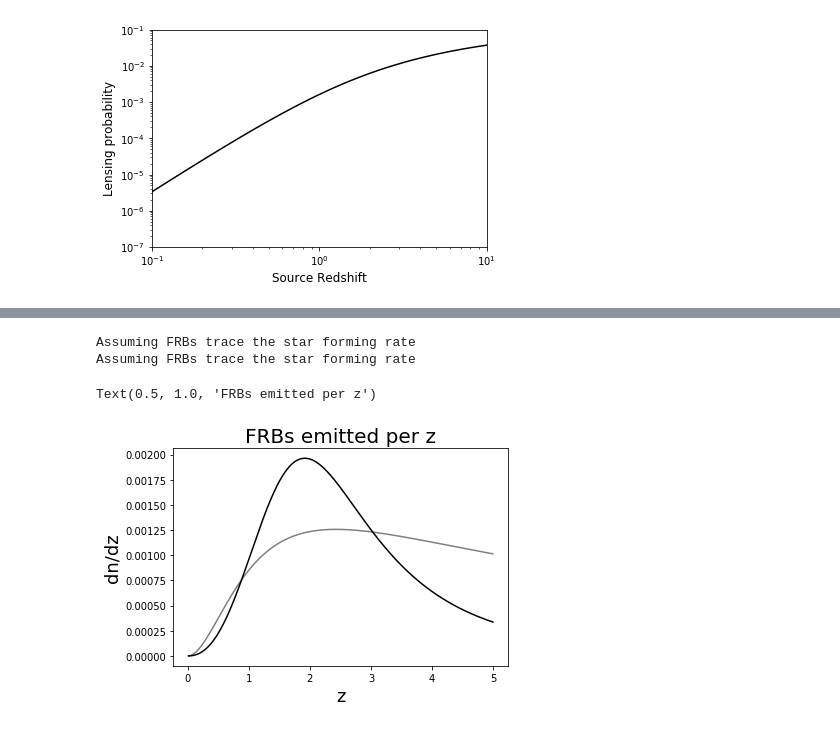
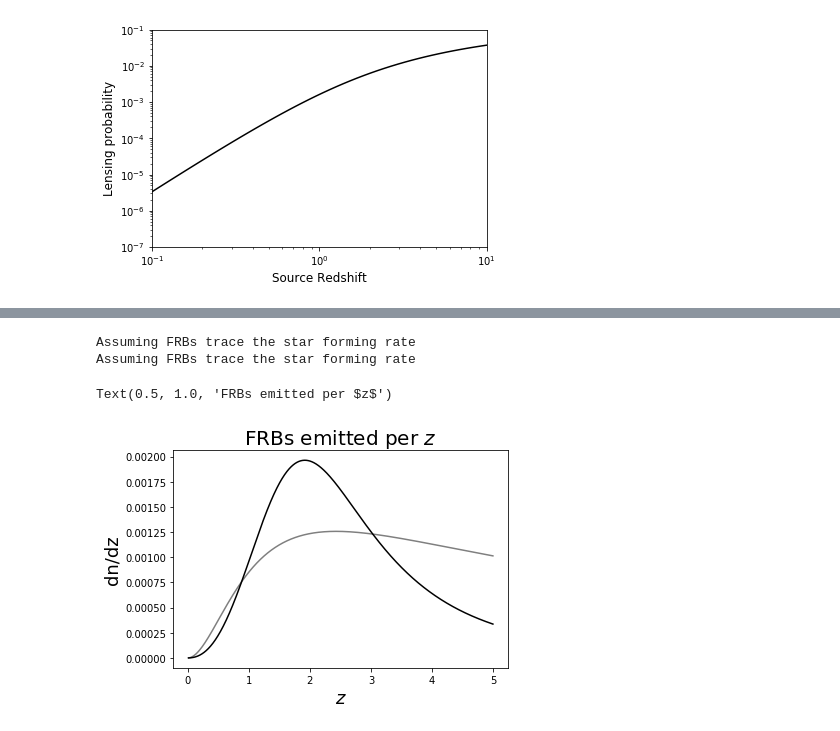
Before and after one commit to liamconnor/frb_glens, a Jupyter notebook: frb_grav_lensing.ipynb, the cells around one changed output, grey strips where cells are left out. Saved outputs shown, nothing was run; the diff lists cells and outputs as text; code cells hidden in the pictures.

```diff
--- a/frb_grav_lensing.ipynb
+++ b/frb_grav_lensing.ipynb
@@ -259,26 +287,26 @@ Text(0, 0.5, 'Lensing probability')
 # %%
 def r_of_z(z, name='constant'):
     """ Get the rate of FRBs
     per redshift bin, z.
     """
 
     if name=='constant':
         rho_of_z = 1.0
     elif name=='sfr':
         print("Assuming FRBs trace the star forming rate")
         rho_of_z = (1+z)**2.5 / (1 + ((1+z)/2.9)**5.6)
 
     r_of_z = rho_of_z * P.differential_comoving_volume(z)
     return r_of_z
 
 z = np.linspace(0.01, 5, 1000)
 plot(z, r_of_z(z)/r_of_z(z).sum(), color='k', alpha=0.5)
 plot(z, r_of_z(z, name='sfr')/r_of_z(z, name='sfr').sum(), color='k')
-xlabel('z', fontsize=18)
+xlabel('$z$', fontsize=18)
 ylabel('dn/dz', fontsize=18)
-title('FRBs emitted per z', fontsize=20)
+title('FRBs emitted per $z$', fontsize=20)
 # %% [output]
 Assuming FRBs trace the star forming rate
 Assuming FRBs trace the star forming rate
-Text(0.5, 1.0, 'FRBs emitted per z')
+Text(0.5, 1.0, 'FRBs emitted per $z$')
-[figure, old version]
+[figure, new version]
```
Also changed, not shown: parts of 2 cells of this notebook.
